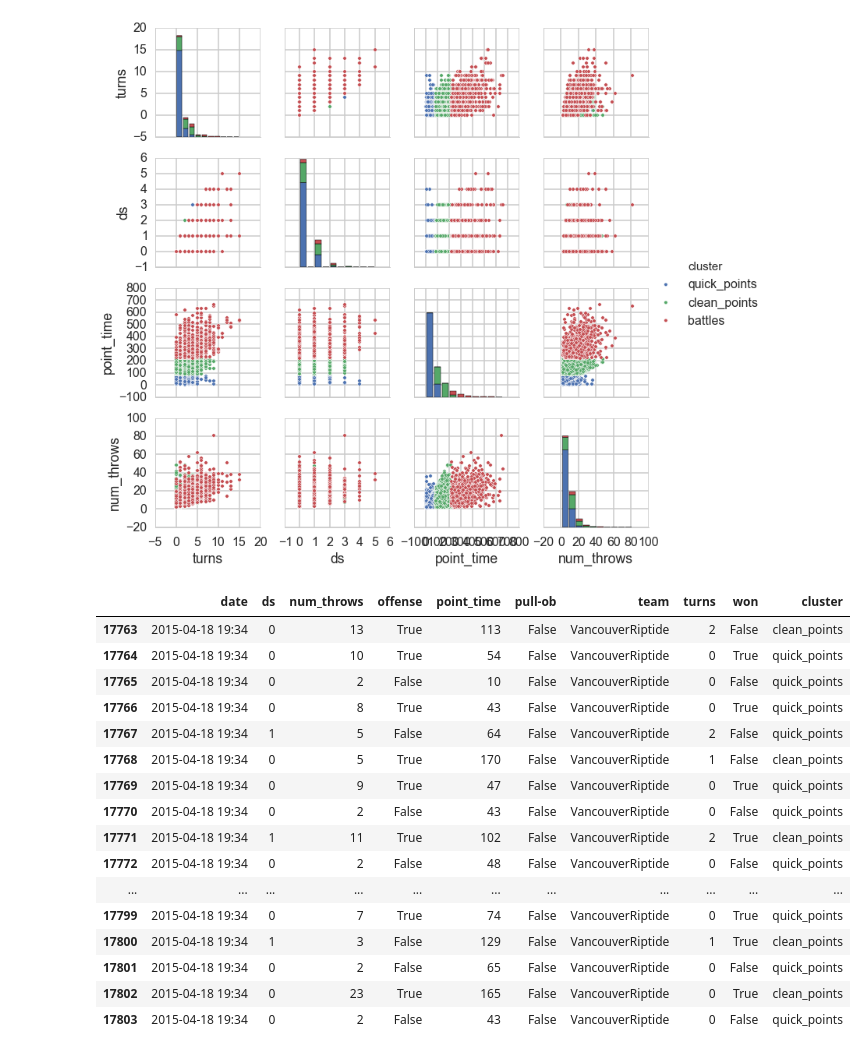
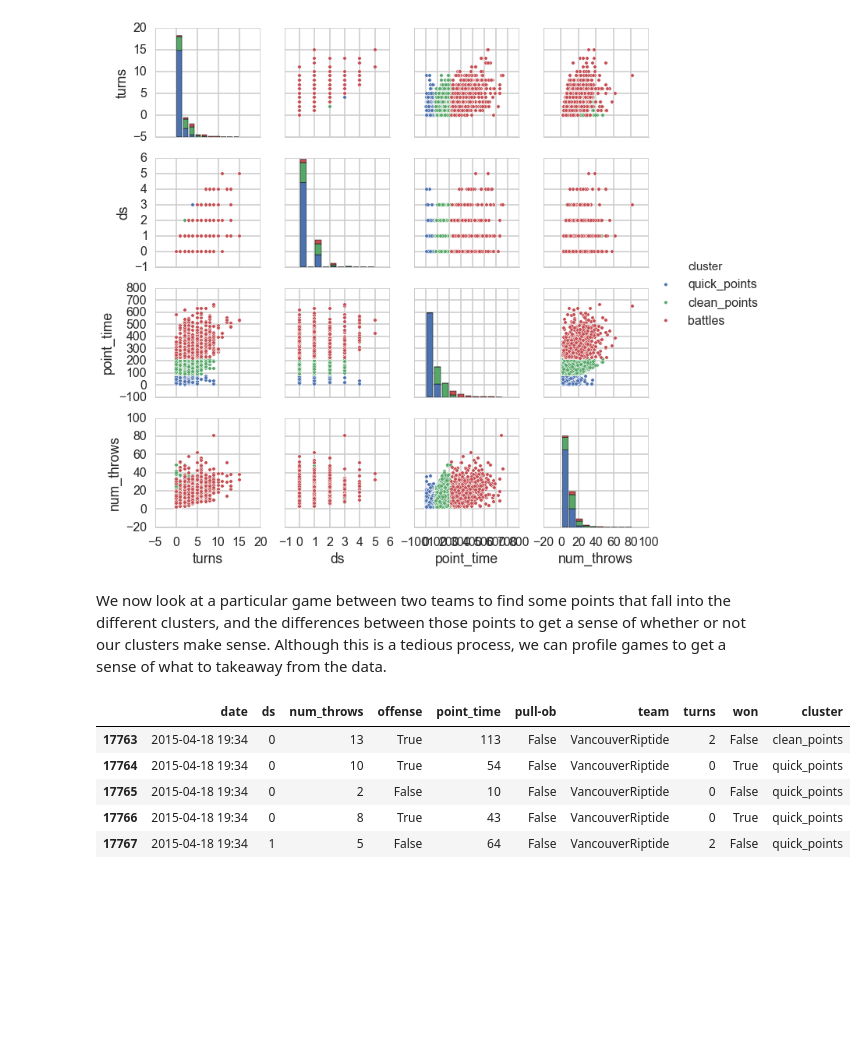
Before and after one commit to karinehsu/cs109-final-project, a Jupyter notebook: Point Clustering.ipynb, the cells around one changed output. Drawn from its saved outputs; the diff is of its cells as text; code cells hidden in the pictures; blank space fills up the shorter version.

Commit message:
point cluster write up

```diff
--- a/Point Clustering.ipynb
+++ b/Point Clustering.ipynb
@@ -299,4 +333,6 @@ sns.pairplot(points, vars=["turns", "ds", "point_time", "num_throws"], hue="clus
 # %% [output]
 <seaborn.axisgrid.PairGrid at 0x...>
 [figure]
+# %% [markdown]
+We now look at a particular game between two teams to find some points that fall into the different clusters, and the differences between those points to get a sense of whether or not our clusters make sense.  Although this is a tedious process, we can profile games to get a sense of what to takeaway from the data.
 # %%
@@ -306,23 +341,12 @@ riptide = points[points.team == 'VancouverRiptide']
 cascades_gp = cascades[cascades.date == "2015-04-18 19:34"]
 riptide_gp = riptide[riptide.date == "2015-04-18 19:34"]
 # %%
-riptide_gp.head(41)
+riptide_gp.head()
 # %% [output]
 |  | date | ds | num_throws | offense | point_time | pull-ob | team | turns | won | cluster |
 | 17763 | 2015-04-18 19:34 | 0 | 13 | True | 113 | False | VancouverRiptide | 2 | False | clean_points |
 | 17764 | 2015-04-18 19:34 | 0 | 10 | True | 54 | False | VancouverRiptide | 0 | True | quick_points |
 | 17765 | 2015-04-18 19:34 | 0 | 2 | False | 10 | False | VancouverRiptide | 0 | False | quick_points |
 | 17766 | 2015-04-18 19:34 | 0 | 8 | True | 43 | False | VancouverRiptide | 0 | True | quick_points |
 | 17767 | 2015-04-18 19:34 | 1 | 5 | False | 64 | False | VancouverRiptide | 2 | False | quick_points |
-| 17768 | 2015-04-18 19:34 | 0 | 5 | True | 170 | False | VancouverRiptide | 1 | False | clean_points |
-| 17769 | 2015-04-18 19:34 | 0 | 9 | True | 47 | False | VancouverRiptide | 0 | True | quick_points |
-| 17770 | 2015-04-18 19:34 | 0 | 2 | False | 43 | False | VancouverRiptide | 0 | False | quick_points |
-| 17771 | 2015-04-18 19:34 | 1 | 11 | True | 102 | False | VancouverRiptide | 2 | True | clean_points |
-| 17772 | 2015-04-18 19:34 | 0 | 2 | False | 48 | False | VancouverRiptide | 0 | False | quick_points |
-| ... | ... | ... | ... | ... | ... | ... | ... | ... | ... | ... |
-| 17799 | 2015-04-18 19:34 | 0 | 7 | True | 74 | False | VancouverRiptide | 0 | True | quick_points |
-| 17800 | 2015-04-18 19:34 | 1 | 3 | False | 129 | False | VancouverRiptide | 1 | True | clean_points |
-| 17801 | 2015-04-18 19:34 | 0 | 2 | False | 65 | False | VancouverRiptide | 0 | False | quick_points |
-| 17802 | 2015-04-18 19:34 | 0 | 23 | True | 165 | False | VancouverRiptide | 0 | True | clean_points |
-| 17803 | 2015-04-18 19:34 | 0 | 2 | False | 43 | False | VancouverRiptide | 0 | False | quick_points |
 # %%
```
Also changed, not shown: parts of 26 cells of this notebook.
